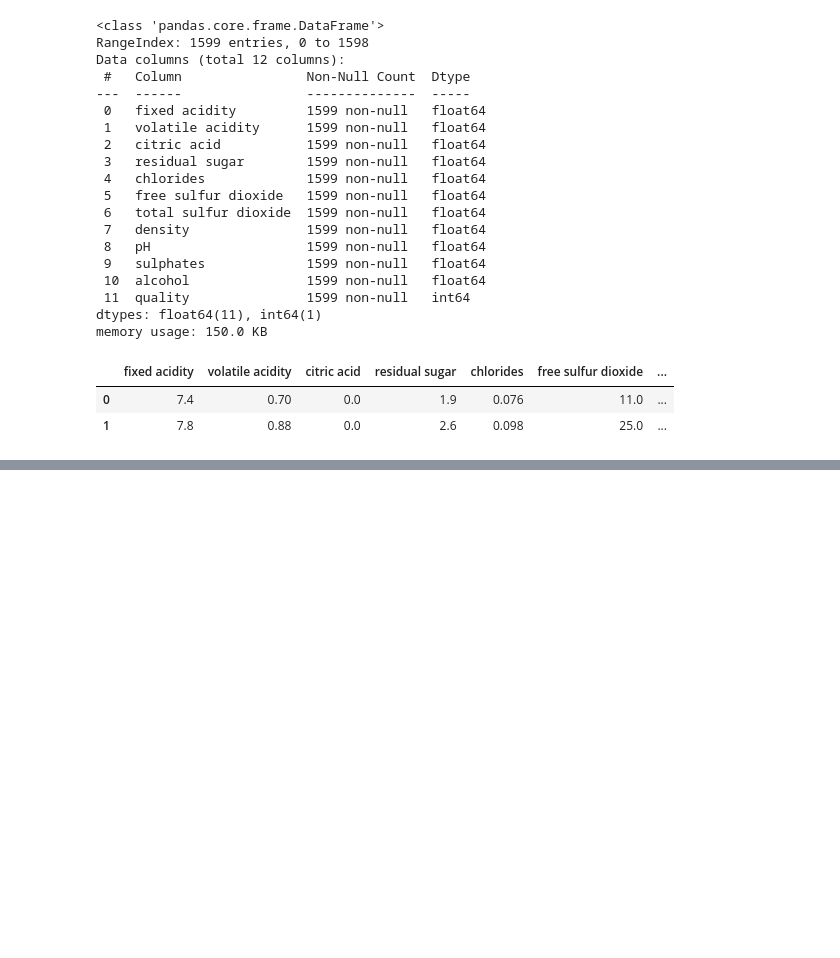
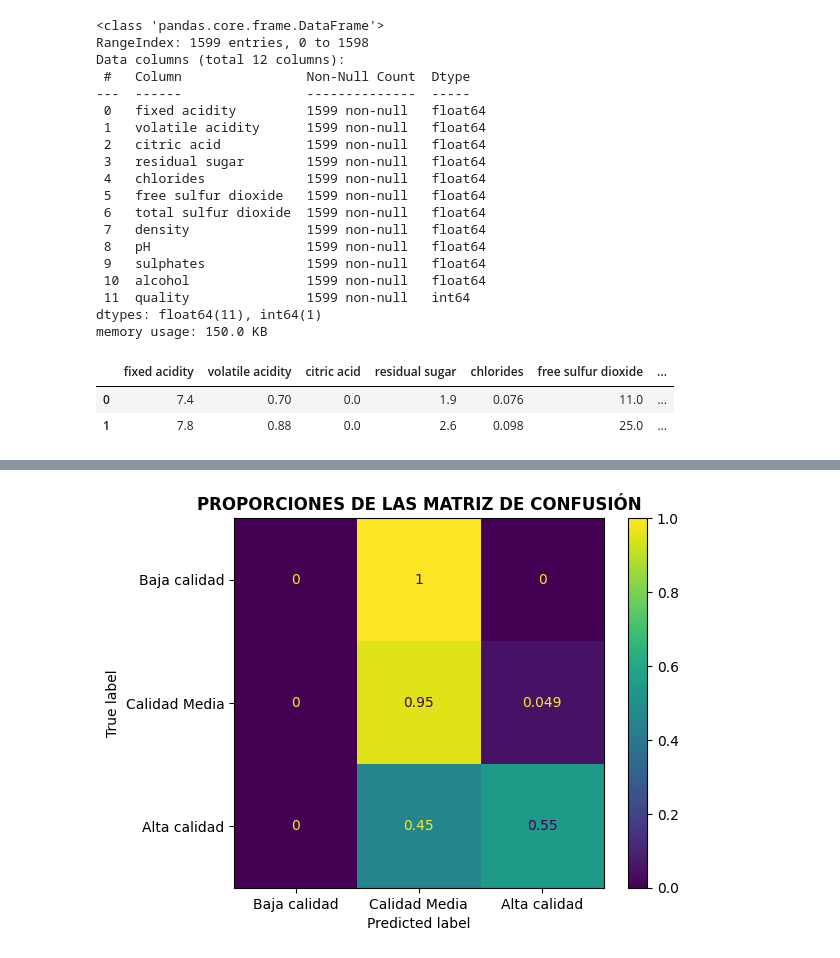
Before and after one commit to jjimvar/intro-ml, a Jupyter notebook: src/08-knn.ipynb, the cells around one changed output, grey strips where cells are left out. Saved outputs shown, nothing was run; the diff lists cells and outputs as text; code cells hidden in the pictures; blank space fills up the shorter version.

```diff
--- a/src/08-knn.ipynb
+++ b/src/08-knn.ipynb
@@ -218,0 +263,15 @@ weighted avg       0.80      0.83      0.82       320
+# %%
+from sklearn.model_selection import GridSearchCV
+from sklearn.neighbors import KNeighborsClassifier
+
+# Definimos el rango de parámetros a probar
+param_grid = {
+    'n_neighbors': [3, 5, 7, 9, 11, 15],
+    'weights': ['uniform', 'distance'],
+    'metric': ['euclidean', 'manhattan']
+}
+
+grid_search = GridSearchCV(KNeighborsClassifier(), param_grid, cv=5, scoring='recall')
+grid_search.fit(X_train_sc, y_train)
+
+print(f"Mejor configuración: {grid_search.best_params_}")
@@ -218,0 +314,11 @@ weighted avg       0.80      0.83      0.82       320
+# %%
+y_hat1=grid_search.predict(X_train_sc)
+y_hat2=grid_search.predict(X_test_sc)
+# %%
+#Matriz de confusion
+disp = ConfusionMatrixDisplay(confusion_matrix=confusion_matrix(y_test, y_hat2, normalize="true"),  display_labels=["Baja calidad", "Calidad Media", "Alta calidad"])
+disp.plot()
+plt.title("Proporciones de las matriz de confusión".upper(), fontweight="bold")
+plt.show()
+# %% [output]
+[figure, added]
```
Also changed, not shown: parts of 44 cells of this notebook, 13 other files.
